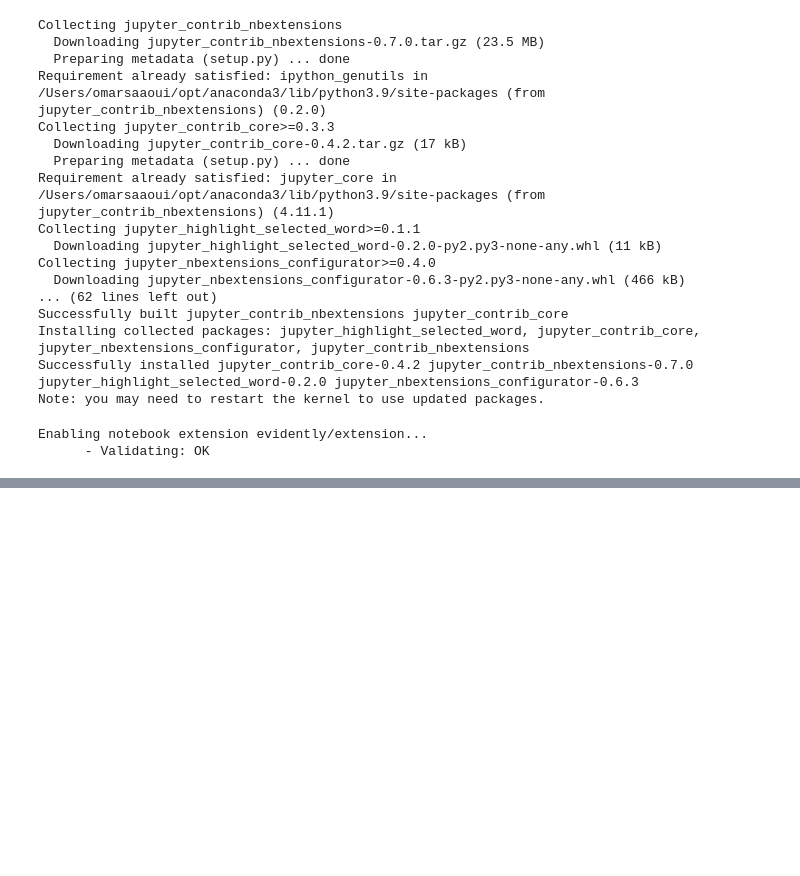
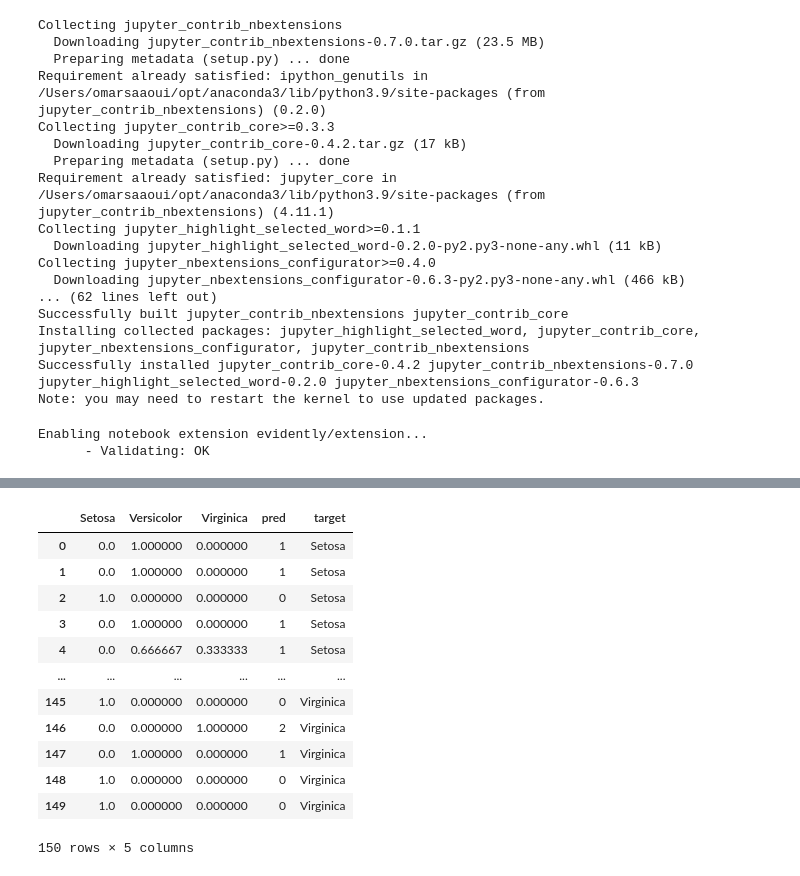
Before and after one commit to osaaoui/banking_model, a Jupyter notebook: notebooks/complaints classification dataset december.ipynb, the cells around one changed output, grey strips where cells are left out. Saved outputs shown, nothing was run; the diff lists cells and outputs as text; code cells hidden in the pictures; blank space fills up the shorter version.

```diff
--- a/notebooks/complaints classification dataset december.ipynb
+++ b/notebooks/complaints classification dataset december.ipynb
@@ -591,0 +797,30 @@ with open("metrics.txt", 'w') as outfile:
+# %%
+#Multiclass Probabilistic Classification
+iris_ref_prob = model.predict_proba(iris_ref[iris_data.feature_names])
+iris_cur_prob = model.predict_proba(iris_cur[iris_data.feature_names])
+
+target_classes = ['Setosa', 'Versicolor', 'Virginica']
+
+iris_ref_prob_df = pd.DataFrame(iris_ref_prob, columns=target_classes)
+iris_cur_prob_df = pd.DataFrame(iris_cur_prob, columns=target_classes)
+
+iris_ref_prob_df['pred'] = model.predict(iris_ref[iris_data.feature_names])
+iris_ref_prob_df['target'] = iris_ref.target.apply(lambda x: iris_data.target_names[x].capitalize())
+#iris_cur_prob_df['pred'] = model.predict(iris_cur[iris_data.feature_names])
+#iris_cur_prob_df['target'] = iris_cur.target.apply(lambda x: iris_data.target_names[x].capitalize())
+# %%
+iris_ref_prob_df
+# %% [output]
+|  | Setosa | Versicolor | Virginica | pred | target |
+| 0 | 0.0 | 1.000000 | 0.000000 | 1 | Setosa |
+| 1 | 0.0 | 1.000000 | 0.000000 | 1 | Setosa |
+| 2 | 1.0 | 0.000000 | 0.000000 | 0 | Setosa |
+| 3 | 0.0 | 1.000000 | 0.000000 | 1 | Setosa |
+| 4 | 0.0 | 0.666667 | 0.333333 | 1 | Setosa |
+| ... | ... | ... | ... | ... | ... |
+| 145 | 1.0 | 0.000000 | 0.000000 | 0 | Virginica |
+| 146 | 0.0 | 0.000000 | 1.000000 | 2 | Virginica |
+| 147 | 0.0 | 1.000000 | 0.000000 | 1 | Virginica |
+| 148 | 1.0 | 0.000000 | 0.000000 | 0 | Virginica |
+| 149 | 1.0 | 0.000000 | 0.000000 | 0 | Virginica |
+150 rows × 5 columns
```
Also changed, not shown: parts of 35 cells of this notebook, 6 other files.
